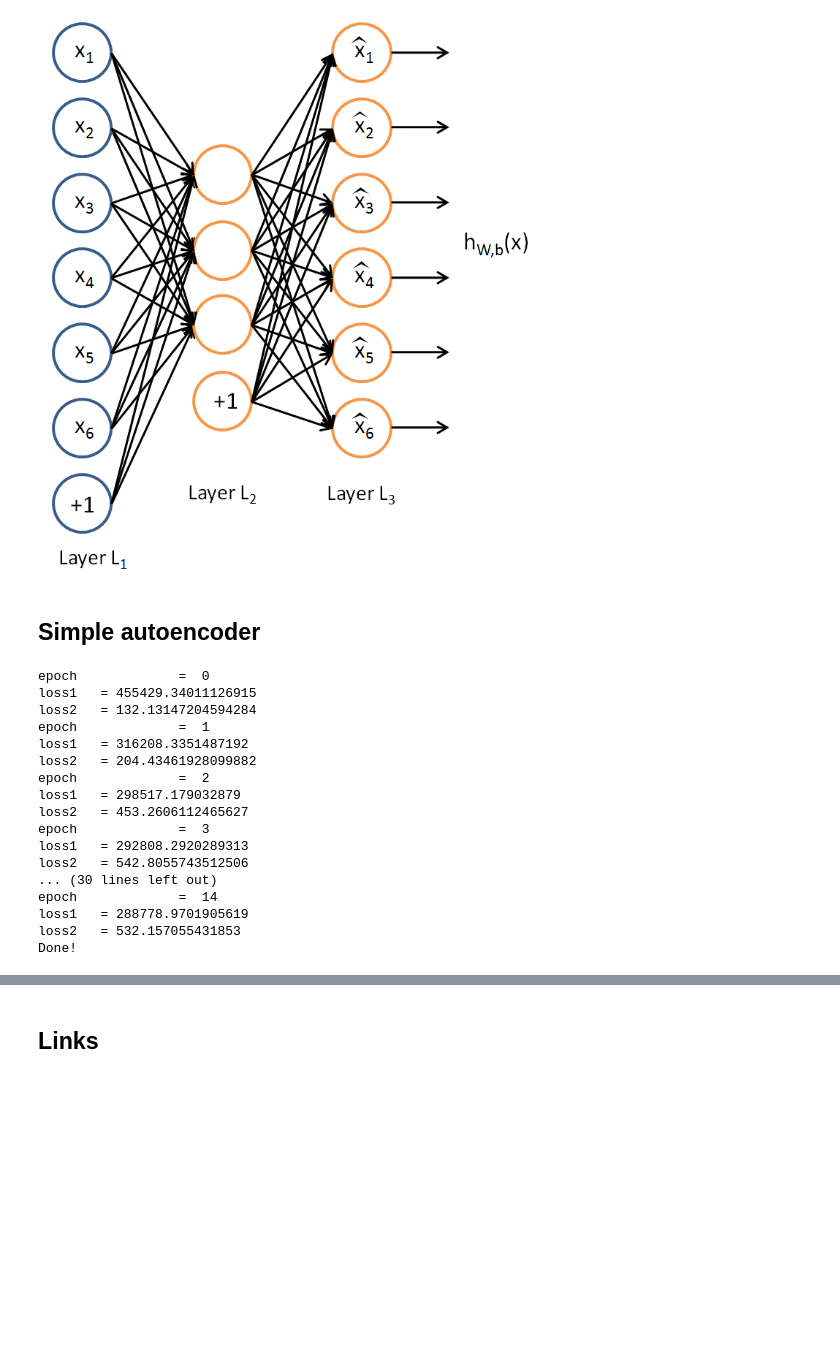
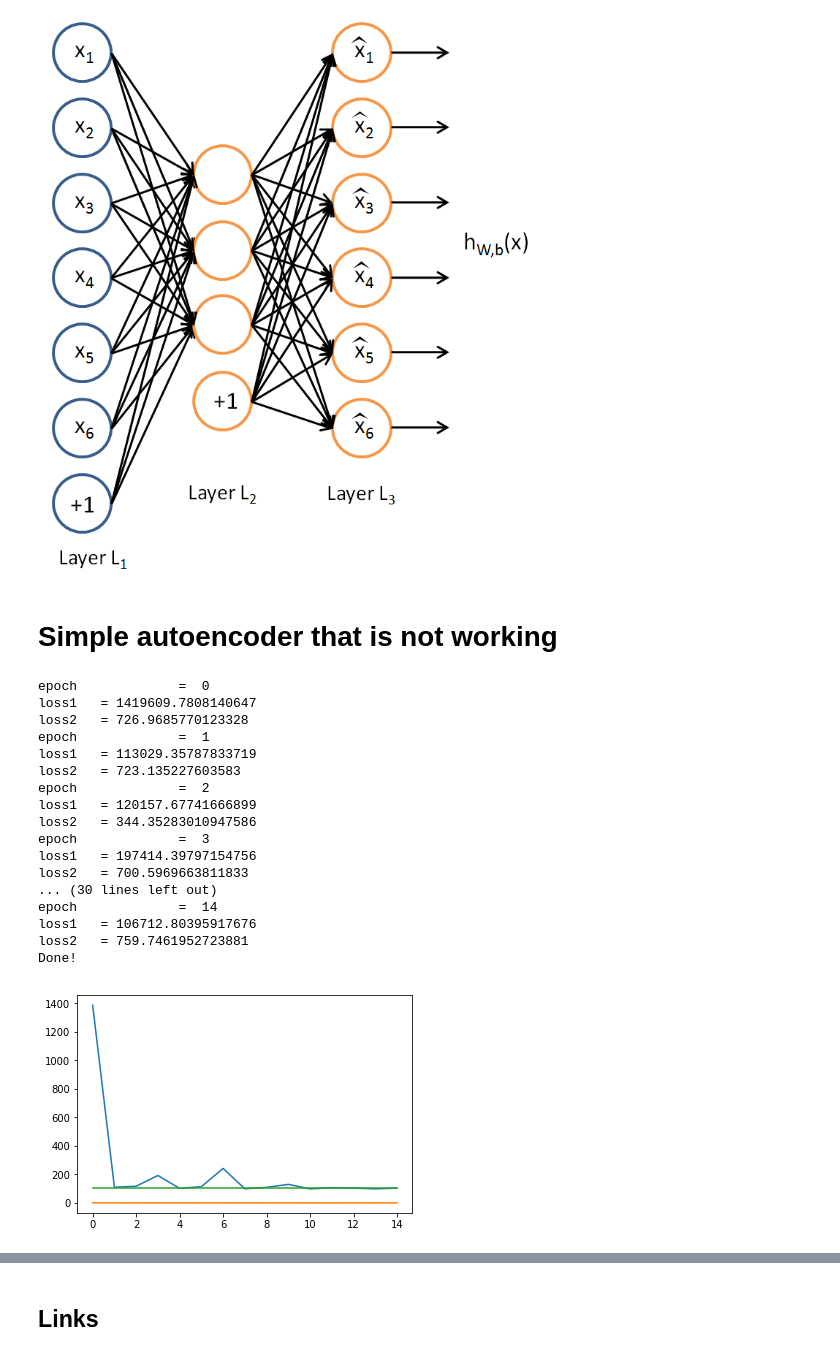
Before and after one commit to sbalk/Numpy_MNIST, a Jupyter notebook: Autoencoder_MNIST.ipynb, the cells around one changed output, grey strips where cells are left out. Cells and saved outputs as stored; diff of their text form; code cells hidden in the pictures; blank space fills up the shorter version.

```diff
--- a/Autoencoder_MNIST.ipynb
+++ b/Autoencoder_MNIST.ipynb
@@ -71,7 +75,7 @@ Image("Autoencoder636.png")
 # %% [output]
 [figure]
 # %% [markdown]
-## Simple autoencoder
+# Simple autoencoder that is not working
 # %%
 def relu(x):
     x[x < 0] = 0
@@ -82,20 +86,11 @@ def relu_d(x):
      x[x>0] = 1
      return x
 
-def softmax(x):
-    '''stable way of computing softmax'''
-    shiftx = x - np.expand_dims(np.max(x, axis=1),1)
-    exps = np.exp(shiftx)
-    return exps / np.expand_dims(np.sum(exps, axis=1), 1)
-
 def sigmoid(x):
-    shiftx = x - np.expand_dims(np.max(x, axis=1),1)
-    return 1 / (1 + np.exp(-shiftx))
-#     return 1 / (1 + np.exp(-x))
+    return 1 / (1 + np.exp(-x))
 
 def sigmoid_d(x):
-    return x * (1-x)
-#     return sigmoid(x) * (1-sigmoid(x))
+    return sigmoid(x) * (1-sigmoid(x))
 
 def onehot(y):
     size = len(y)
@@ -127,28 +122,24 @@ def generator(bs, examples, labels):
 bs = 32
 imdim = 28
 outer_layer = imdim**2
-hidden_layer = 100
-losstot1 = []
-losstot2 = []
+hidden_layer = 200
 # %%
 W1 = np.random.rand(outer_layer, hidden_layer)*2-1
 W2 = np.random.rand(hidden_layer, outer_layer)*2-1
 spar = np.zeros((hidden_layer))
 # %%
-W1 = np.random.rand(outer_layer, hidden_layer)*2-1
-W2 = np.random.rand(hidden_layer, outer_layer)*2-1
-spar = np.zeros((hidden_layer))+0.01
+losstot1 = []
+losstot2 = []
 
 epochs = 15
 eta = 0.1
 spar_hp = 0.05
-beta = 0.1
+beta = 1.
 
 for i in range(epochs):
     cost1, cost2, j = 0., 0., 0
-    spar_new = np.zeros_like(spar)+0.01
+    spar_new = np.zeros_like(spar)+0.00001
     for a1, labs, n_batches in generator(bs, x, y):
-        # forward pass
         z2 = np.dot(a1, W1)
         a2 = sigmoid(z2)
         a3 = np.dot(a2, W2)
@@ -157,57 +148,56 @@ for i in range(epochs):
         cost1 += np.sum(0.5 * np.abs(a3-a1)**2)
         spar_int = spar
         cost2 += np.sum(spar_hp*np.log(spar_hp/spar_int)+(1-spar_hp)*np.log((1-spar_hp)/(1-spar_int)))
+        spar_new += a2.mean(axis=0)
         j += 1
-        spar_new += a2.mean(axis=0)
 
         # backward pass
         d3 = a3 - a1
         d2_se = np.dot(d3, W2.T)
         d2_kl = beta*((1-spar_hp)/(1-spar[0])-(spar_hp)/(spar[0]))
         d2 = (d2_se + d2_kl) * sigmoid_d(a2)
 
-#         print('deel 1 = ', (1-spar_hp)/(1-spar[0]))
-#         print('deel 2 = ', (spar_hp)/(spar[0]))
-#         print('W1 = ', W1)
-#         print('W2 = ', W2)
         # update weights
         W2 -= eta * np.dot(a2.T,d3) / bs
         W1 -= eta * np.dot(a1.T,d2) / bs
 
         # batch normalization
-        temp = (W1.std(), W1.mean())
-        W1 = (W1 / temp[0])-temp[1]
-        temp = (W2.std(), W2.mean())
-        W2 = (W2 / temp[0])-temp[1]
+#         temp = (W1.std(), W1.mean())
+#         W1 = (W1 / temp[0])-temp[1]
+#         temp = (W2.std(), W2.mean())
+#         W2 = (W2 / temp[0])-temp[1]
 
     spar = spar_new / n_batches
 
     if i%(1) == 0:
         print('epoch             = ', i)
         print('loss1   = {}'.format(cost1/j*bs))
         print('loss2   = {}'.format(cost2/j*bs))
-        for a1_v, labs_v, n_batches in generator(bs, x_valid, y_valid):
-            z2_v = np.dot(a1_v, W1)
-            a2_v = sigmoid(z2_v)
-            a3 = np.dot(a2_v, W2)
-#         print('valid   = ', trues/(n_batches*bs)*100, '%')
+    losstot1.append(cost1/(j*bs))
+    losstot2.append(cost2/(j*bs))
+
+epochnums = np.arange(epochs)
+plt.plot(epochnums, losstot1)
+plt.plot(epochnums, losstot2)
+plt.plot(epochnums, [sum(epochnums) for x in zip(losstot1, losstot2)])
 
 print('Done!')
 # %% [output]
 epoch             =  0
-loss1   = 455429.34011126915
-loss2   = 132.13147204594284
+loss1   = 1419609.7808140647
+loss2   = 726.9685770123328
 epoch             =  1
-loss1   = 316208.3351487192
-loss2   = 204.43461928099882
+loss1   = 113029.35787833719
+loss2   = 723.135227603583
 epoch             =  2
-loss1   = 298517.179032879
-loss2   = 453.2606112465627
+loss1   = 120157.67741666899
+loss2   = 344.35283010947586
 epoch             =  3
-loss1   = 292808.2920289313
-loss2   = 542.8055743512506
+loss1   = 197414.39797154756
+loss2   = 700.5969663811833
 ... (30 lines left out)
 epoch             =  14
-loss1   = 288778.9701905619
-loss2   = 532.157055431853
+loss1   = 106712.80395917676
+loss2   = 759.7461952723881
 Done!
+[figure, added]
```
Also changed, not shown: parts of 12 cells of this notebook.
